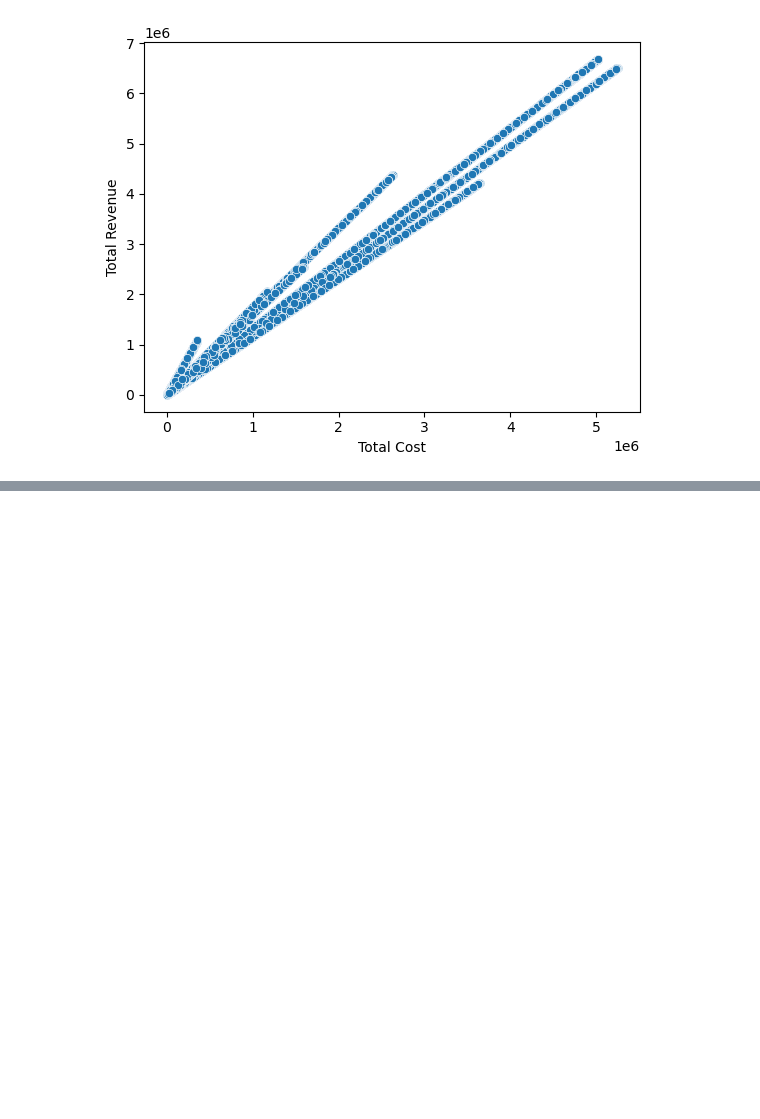
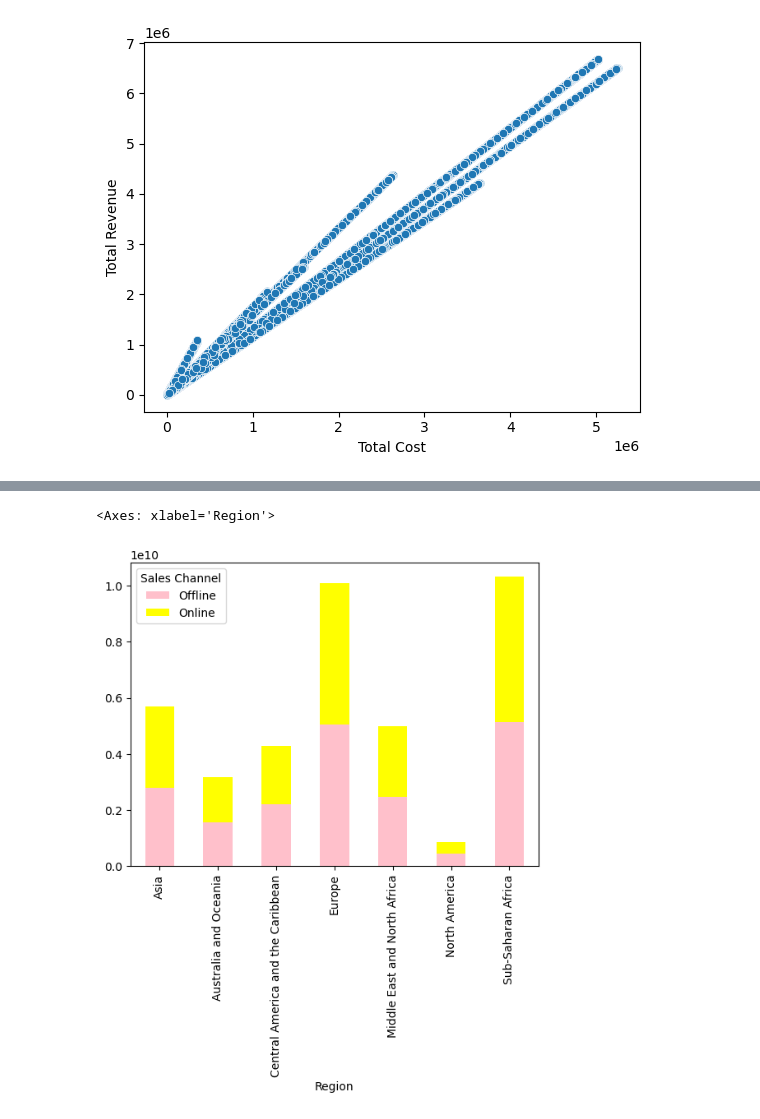
Before and after one commit to zanafiii/data-science-a-z, a Jupyter notebook: Part5_Data Visualization.ipynb, the cells around one changed output, grey strips where cells are left out. Drawn from its saved outputs; the diff is of its cells as text; code cells hidden in the pictures; blank space fills up the shorter version.

Commit message:
add composition visualization

```diff
--- a/Part5_Data Visualization.ipynb
+++ b/Part5_Data Visualization.ipynb
@@ -253,0 +276,3 @@ sns.scatterplot(x = "Total Cost", y = "Total Revenue", data = df)
+# %%
+dfp = df.pivot_table(index = "Region", columns = "Sales Channel", values = "Total Profit", aggfunc = "sum")
+dfp
@@ -253,0 +289,5 @@ sns.scatterplot(x = "Total Cost", y = "Total Revenue", data = df)
+# %%
+dfp.plot(kind = "bar", color = ["pink", "yellow"], stacked = True)
+# %% [output]
+<Axes: xlabel='Region'>
+[figure, added]
```
Also changed, not shown: parts of 3 cells of this notebook.
